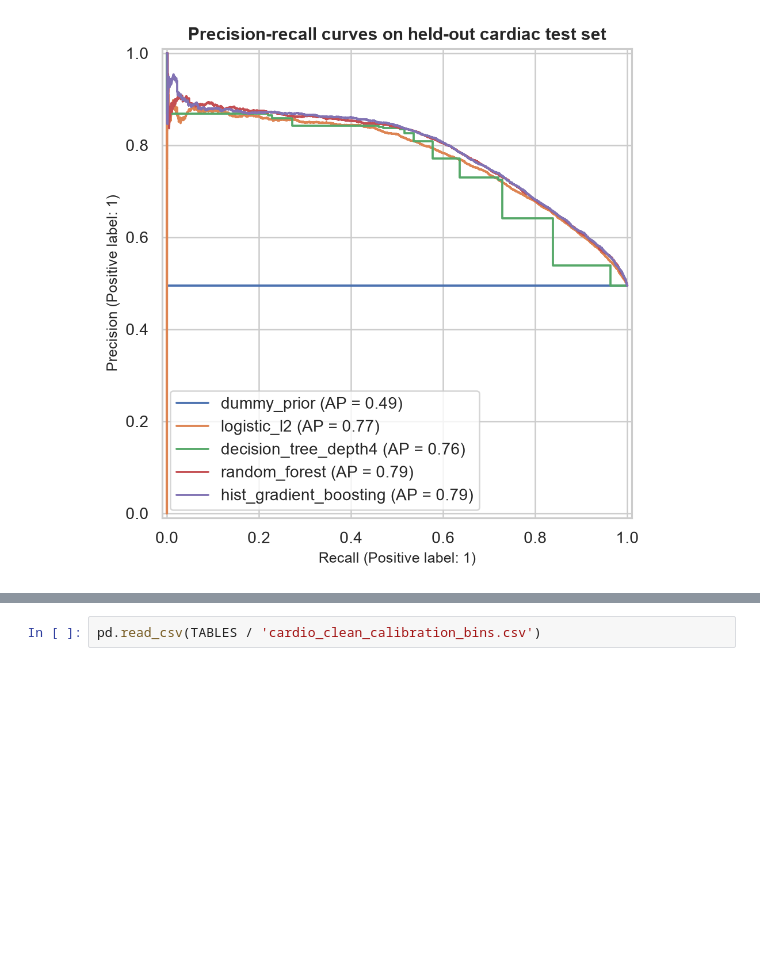
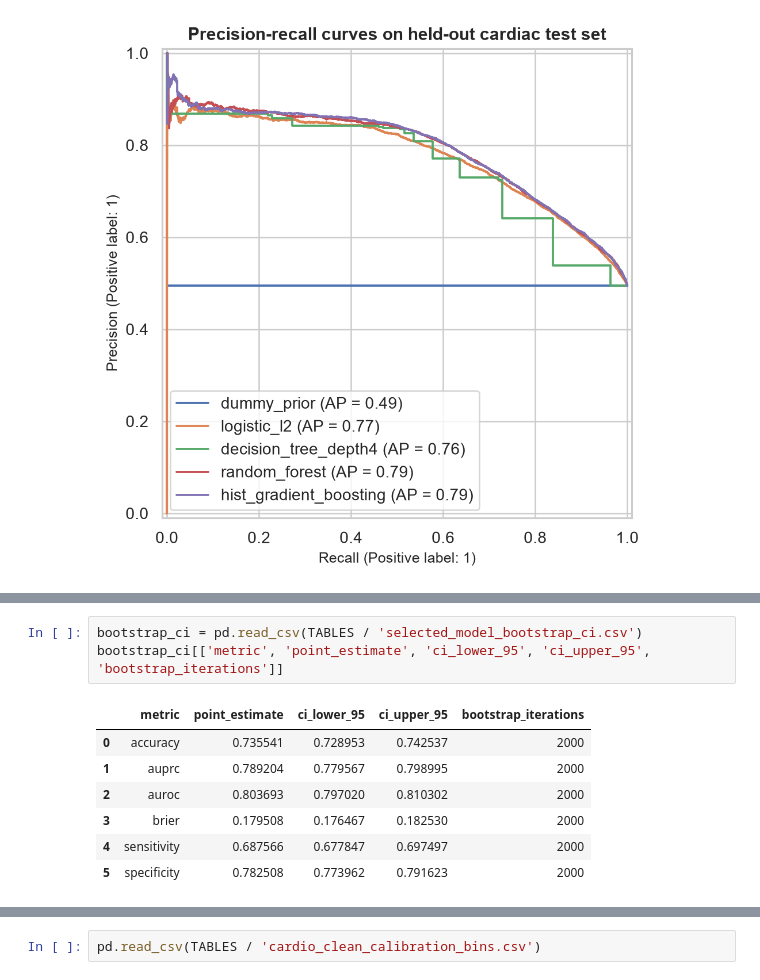
Before and after one commit to qu1nty9/Byte2Beat-Kaggle-Hackathon, a Jupyter notebook: notebooks/02_final_kaggle_notebook.ipynb, the cells around one changed output, grey strips where cells are left out. Saved outputs shown, nothing was run; the diff lists cells and outputs as text; blank space fills up the shorter version.

```diff
--- a/notebooks/02_final_kaggle_notebook.ipynb
+++ b/notebooks/02_final_kaggle_notebook.ipynb
@@ -179,0 +196,11 @@ display(Image(filename=str(FIGURES / 'pr_curves.png')))
+# %%
+bootstrap_ci = pd.read_csv(TABLES / 'selected_model_bootstrap_ci.csv')
+bootstrap_ci[['metric', 'point_estimate', 'ci_lower_95', 'ci_upper_95', 'bootstrap_iterations']]
+# %% [output]
+|  | metric | point_estimate | ci_lower_95 | ci_upper_95 | bootstrap_iterations |
+| 0 | accuracy | 0.735541 | 0.728953 | 0.742537 | 2000 |
+| 1 | auprc | 0.789204 | 0.779567 | 0.798995 | 2000 |
+| 2 | auroc | 0.803693 | 0.797020 | 0.810302 | 2000 |
+| 3 | brier | 0.179508 | 0.176467 | 0.182530 | 2000 |
+| 4 | sensitivity | 0.687566 | 0.677847 | 0.697497 | 2000 |
+| 5 | specificity | 0.782508 | 0.773962 | 0.791623 | 2000 |
```
Also changed, not shown: parts of 10 cells of this notebook, 26 other files.
